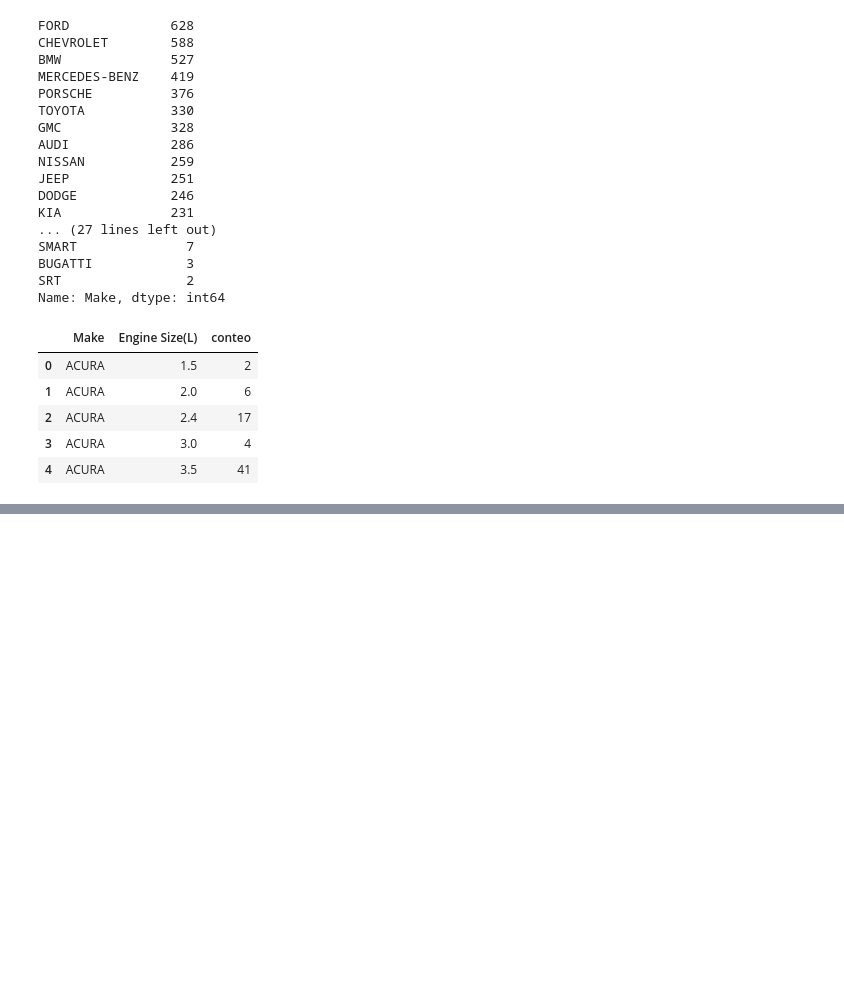
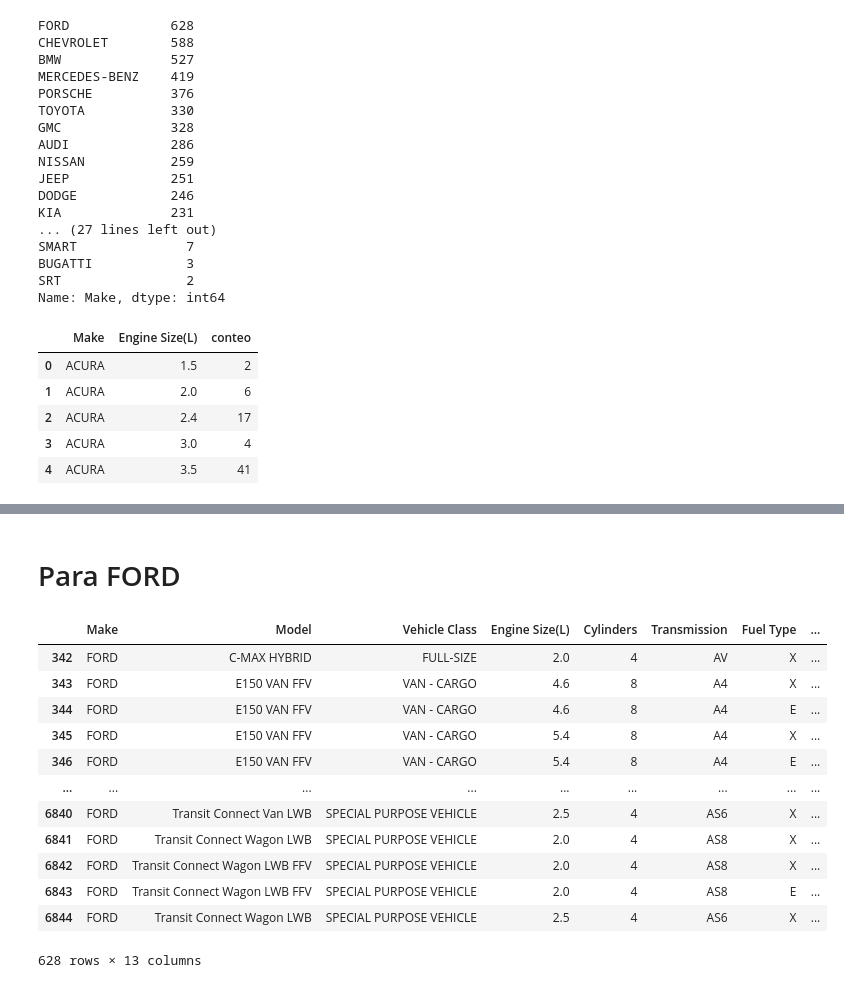
Before and after one commit to danielgqj/PythonAnalytics, a Jupyter notebook: SRC/ejemplo1.ipynb, the cells around one changed output, grey strips where cells are left out. Drawn from its saved outputs; the diff is of its cells as text; code cells hidden in the pictures; blank space fills up the shorter version.

```diff
--- a/SRC/ejemplo1.ipynb
+++ b/SRC/ejemplo1.ipynb
@@ -200,0 +241,19 @@ conteo_marca_cil.head()
+# %% [markdown]
+# Para FORD
+# %%
+extraer_ford = df[df.Make == 'FORD']
+extraer_ford
+# %% [output]
+|  | Make | Model | Vehicle Class | Engine Size(L) | Cylinders | Transmission | Fuel Type | ... |
+| 342 | FORD | C-MAX HYBRID | FULL-SIZE | 2.0 | 4 | AV | X | ... |
+| 343 | FORD | E150 VAN FFV | VAN - CARGO | 4.6 | 8 | A4 | X | ... |
+| 344 | FORD | E150 VAN FFV | VAN - CARGO | 4.6 | 8 | A4 | E | ... |
+| 345 | FORD | E150 VAN FFV | VAN - CARGO | 5.4 | 8 | A4 | X | ... |
+| 346 | FORD | E150 VAN FFV | VAN - CARGO | 5.4 | 8 | A4 | E | ... |
+| ... | ... | ... | ... | ... | ... | ... | ... | ... |
+| 6840 | FORD | Transit Connect Van LWB | SPECIAL PURPOSE VEHICLE | 2.5 | 4 | AS6 | X | ... |
+| 6841 | FORD | Transit Connect Wagon LWB | SPECIAL PURPOSE VEHICLE | 2.0 | 4 | AS8 | X | ... |
+| 6842 | FORD | Transit Connect Wagon LWB FFV | SPECIAL PURPOSE VEHICLE | 2.0 | 4 | AS8 | X | ... |
+| 6843 | FORD | Transit Connect Wagon LWB FFV | SPECIAL PURPOSE VEHICLE | 2.0 | 4 | AS8 | E | ... |
+| 6844 | FORD | Transit Connect Wagon LWB | SPECIAL PURPOSE VEHICLE | 2.5 | 4 | AS6 | X | ... |
+628 rows × 13 columns
```
Also changed, not shown: parts of 10 cells of this notebook.
